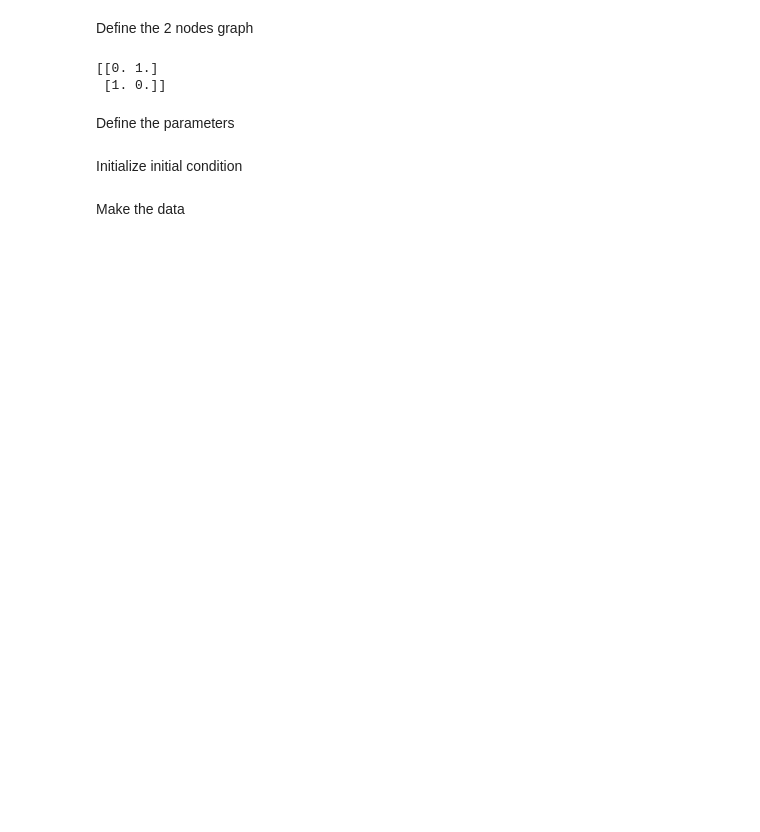
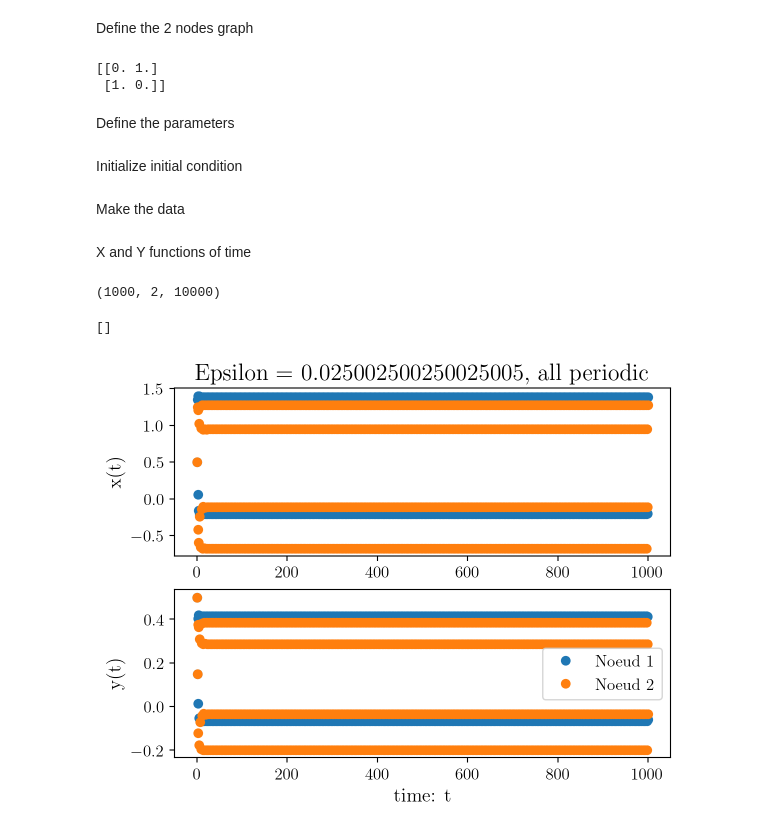
Before and after one commit to ENSLProjects/Numerical_Project, a Jupyter notebook: TwoBodyResults.ipynb, the cells around one changed output. Drawn from its saved outputs; the diff is of its cells as text; code cells hidden in the pictures; blank space fills up the shorter version.

```diff
--- a/TwoBodyResults.ipynb
+++ b/TwoBodyResults.ipynb
@@ -5,3 +6,18 @@ from tqdm import tqdm
+# %%
+%matplotlib inline
+%config InlineBackend.figure_format = 'retina'
+#plt.rcParams['figure.dpi'] = 150  # ou 200
+
+plt.rcParams.update({
+    "text.usetex": True,
+    "font.family": "serif",  # Computer Modern par défaut
+    "font.serif": ["Computer Modern"],  # Facultatif, plus explicite
+    "axes.labelsize": 14,
+    "font.size": 14,
+    "legend.fontsize": 12,
+    "xtick.labelsize": 12,
+    "ytick.labelsize": 12,
+})
 # %% [markdown]
 Define the 2 nodes graph
 # %%
@@ -13,8 +29,8 @@ print(G)
 # %% [markdown]
 Define the parameters
 # %%
-N = 100000 #length of the run
-Epsilon = np.linspace(0., 0.5, 1000)
+N = 1000 #length of the run
+Epsilon = np.linspace(0., 0.5, 10000)
 b = 0.3
 a_period = (0.6, 1.) #everyone periodic
 a_chaos = (1.2, 1.4) #everyone chaotic
@@ -51,3 +67,32 @@ for i in tqdm(range(len(Epsilon))):
     data_mixed_x[:, :, i], data_mixed_y[:, :, i] = evolution.evolution_vec(
         x0, y0, N, param_mixed, Epsilon[i], G
     )
+# %% [markdown]
+X and Y functions of time
+# %%
+np.shape(data_chaos_x)
+# %% [output]
+(1000, 2, 10000)
+# %%
+Eps = 0.05
+indexeps = np.where(Epsilon==Eps)[0]
+print(indexeps)
+# %% [output]
+[]
+# %%
+indexeps=500
+# %%
+fig, ax = plt.subplots(2,1)
+ax[0].plot(data_period_x[0, :, indexeps], 'o', label="Noeud 1")
+ax[0].plot(data_period_x[1, :, indexeps], 'o', label="Noeud 2")
+ax[1].set_xlabel("time: t")
+ax[0].set_ylabel(r"x(t)")
+ax[0].set_title(f"Epsilon = {Epsilon[indexeps]}, all periodic")
+ax[1].plot(data_period_y[0, :, indexeps], 'o', label="Noeud 1")
+ax[1].plot(data_period_y[1, :, indexeps], 'o', label="Noeud 2")
+ax[1].set_ylabel(r"y(t)")
+
+plt.legend()
+plt.show()
+# %% [output]
+[figure, added]
```
Also changed, not shown: parts of 14 cells of this notebook, 1 other file.
